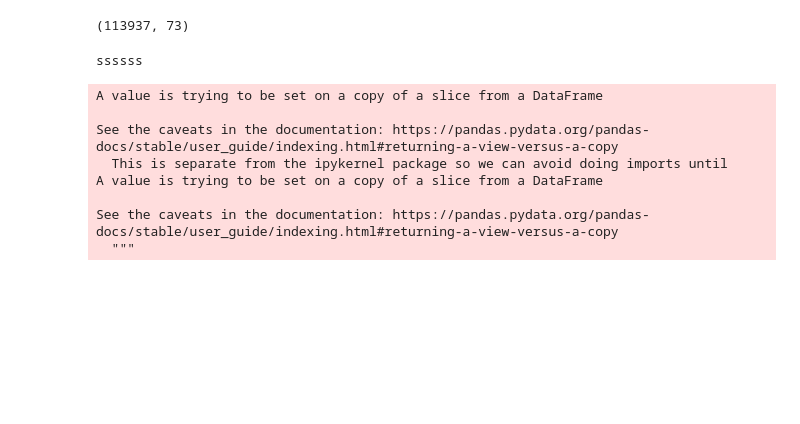
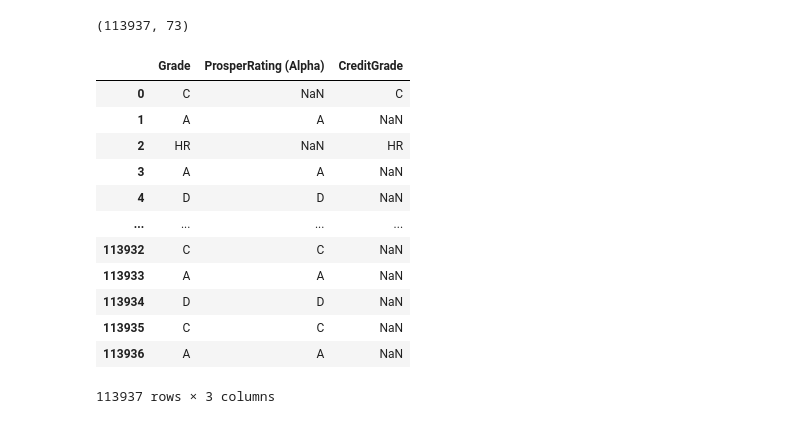
Before and after one commit to MAboElFottouh/Predictive-Modelling-Using-Social-Profile-in-Online-P2P-Lending-Market-Project-TCS56EA, a Jupyter notebook: task1.ipynb, the cells around one changed output. Drawn from its saved outputs; the diff is of its cells as text; code cells hidden in the pictures; blank space fills up the shorter version.

```diff
--- a/task1.ipynb
+++ b/task1.ipynb
@@ -364,23 +334,15 @@ data.shape
 data['CreditGrade'].replace('NC',np.nan,inplace=True)
 # %%
 data['Grade'] = np.nan
-# %%
-if (data['ProsperRating (Alpha)'][1] != np.nan):
-  print('ssssss')
-# %% [output]
-ssssss
+# %%
+ProsperRating = data['ProsperRating (Alpha)'].isna()
+CreditGrade = data['CreditGrade'].isna()
+listA = []
 # %%
 for i in range(data.shape[0]):
-  if data['ProsperRating (Alpha)'].isna()[i]:
-   data['Grade'][i]  = data['ProsperRating (Alpha)'][i]
-  elif data['CreditGrade'].isna()[i] :
-    data['Grade'][i]  = data['CreditGrade'][i]
+  if ProsperRating[i]:
+   listA.append(data['CreditGrade'][i])
+  else:
+    listA.append(data['ProsperRating (Alpha)'][i])
-# %% [output]
-A value is trying to be set on a copy of a slice from a DataFrame
-
-See the caveats in the documentation: https://pandas.pydata.org/pandas-docs/stable/user_guide/indexing.html#returning-a-view-versus-a-copy
-  This is separate from the ipykernel package so we can avoid doing imports until
-A value is trying to be set on a copy of a slice from a DataFrame
-
-See the caveats in the documentation: https://pandas.pydata.org/pandas-docs/stable/user_guide/indexing.html#returning-a-view-versus-a-copy
-  """
+# %%
+data['Grade'] = listA
@@ -386,0 +351,16 @@ See the caveats in the documentation: https://pandas.pydata.org/pandas-docs/stab
+# %%
+data[['Grade','ProsperRating (Alpha)','CreditGrade']]
+# %% [output]
+|  | Grade | ProsperRating (Alpha) | CreditGrade |
+| 0 | C | NaN | C |
+| 1 | A | A | NaN |
+| 2 | HR | NaN | HR |
+| 3 | A | A | NaN |
+| 4 | D | D | NaN |
+| ... | ... | ... | ... |
+| 113932 | C | C | NaN |
+| 113933 | A | A | NaN |
+| 113934 | D | D | NaN |
+| 113935 | C | C | NaN |
+| 113936 | A | A | NaN |
+113937 rows × 3 columns
```
Also changed, not shown: parts of 16 cells of this notebook.
